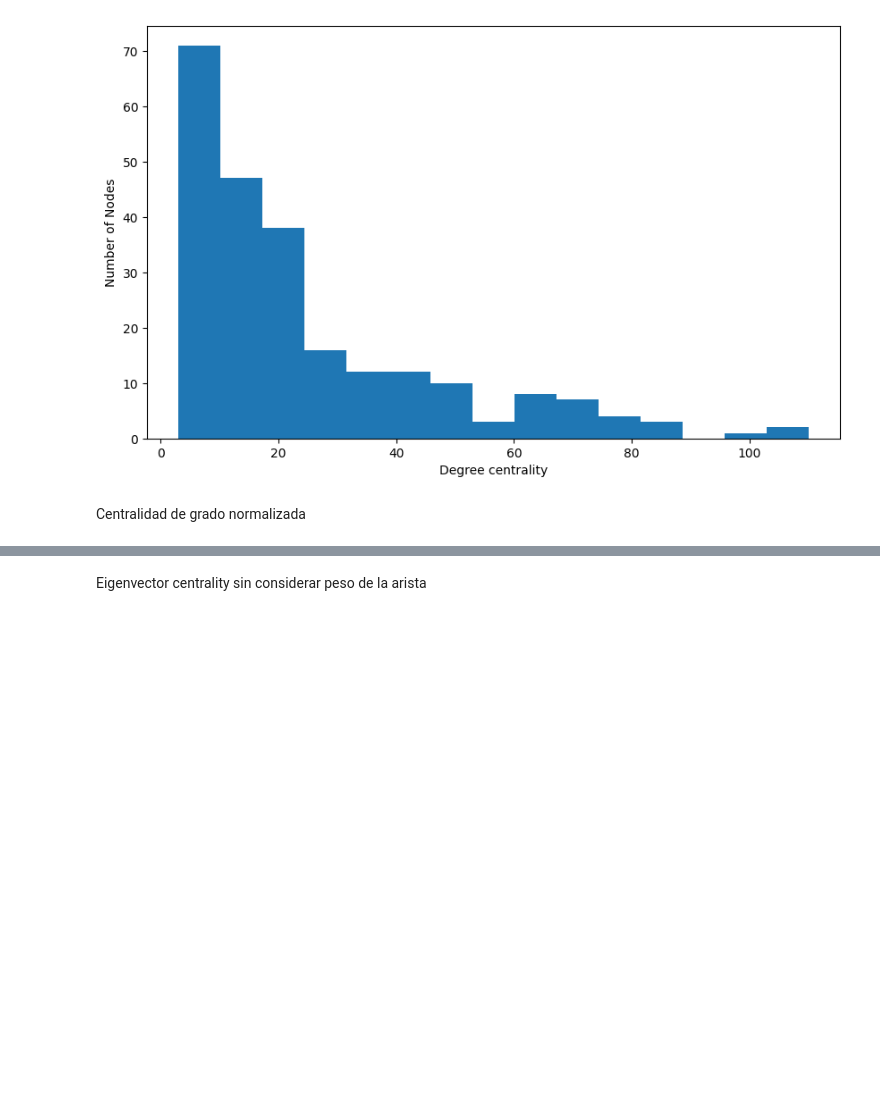
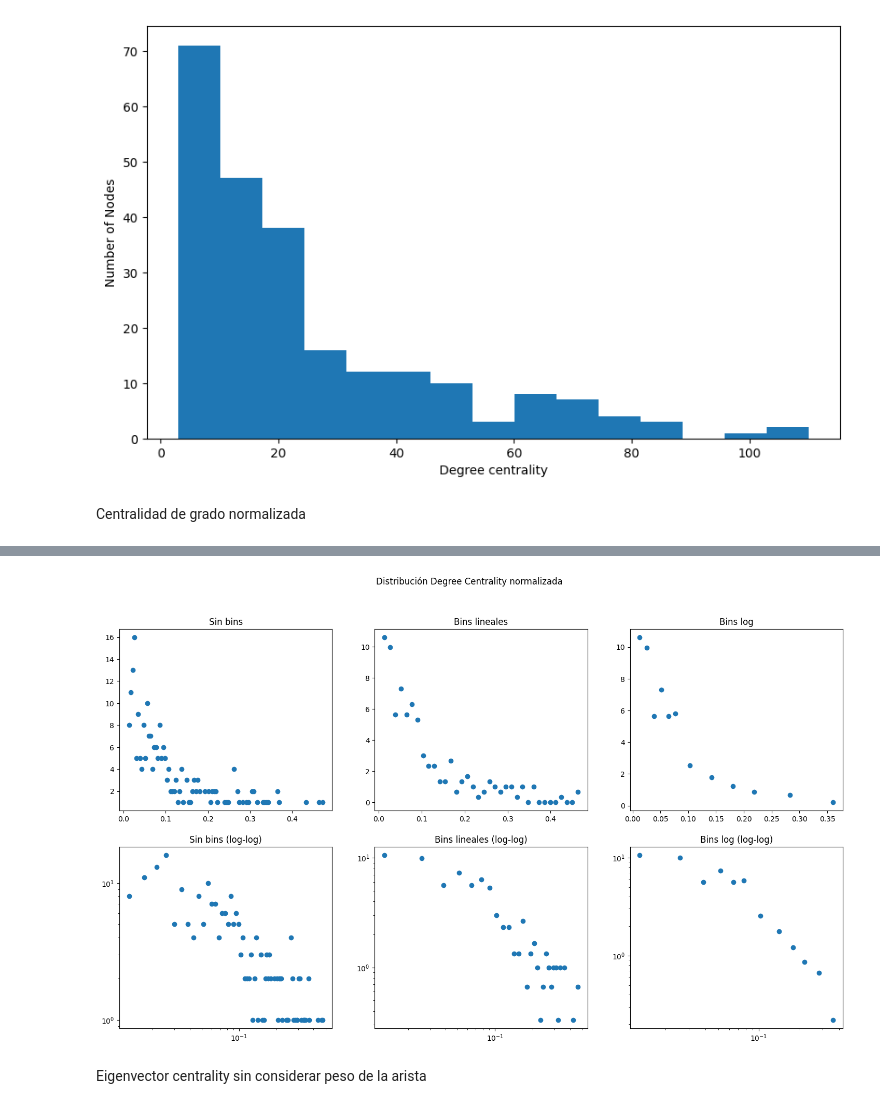
Before and after one commit to Jotape24/Complex-Networks-and-One-Piece, a Jupyter notebook: graph.ipynb, the cells around one changed output, grey strips where cells are left out. Saved outputs shown, nothing was run; the diff lists cells and outputs as text; code cells hidden in the pictures; blank space fills up the shorter version.

```diff
--- a/graph.ipynb
+++ b/graph.ipynb
@@ -462,6 +399,11 @@ Miho Shiraishi 0.34334763948497854
 Eisaku Inoue 0.33905579399141633
 Masahiro Shimanuki 0.33476394849785407
 Shōji Yonemura 0.33047210300429186
+# %%
+plot_distribution(list(degree.values()),
+                  "Distribución Degree Centrality normalizada")
+# %% [output]
+[figure, added]
 # %% [markdown]
 Eigenvector centrality sin considerar peso de la arista
 # %%
```
Also changed, not shown: parts of 39 cells of this notebook.
